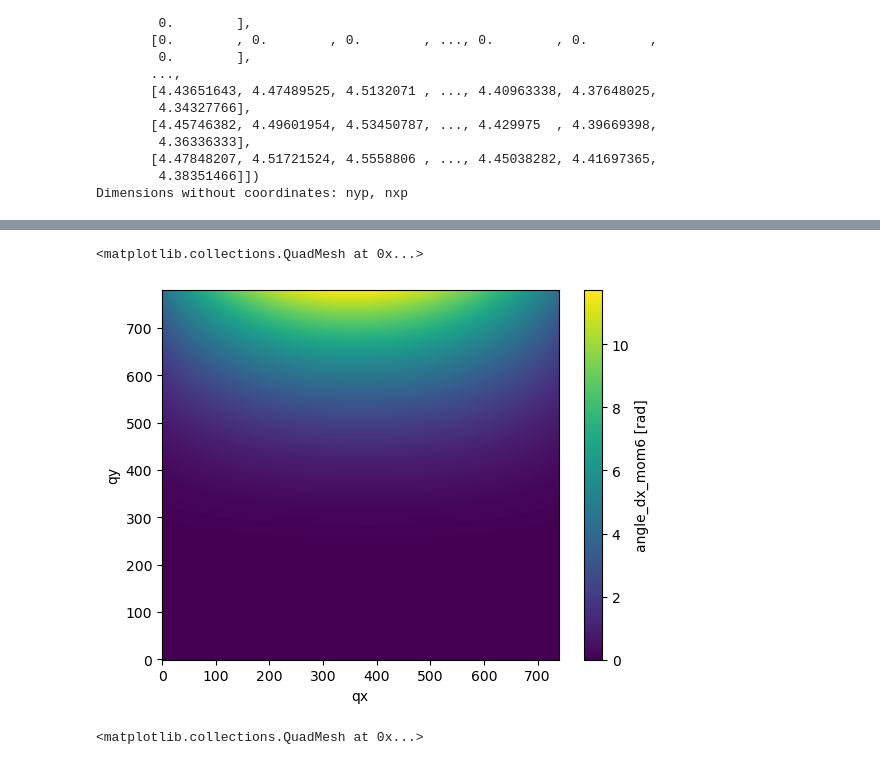
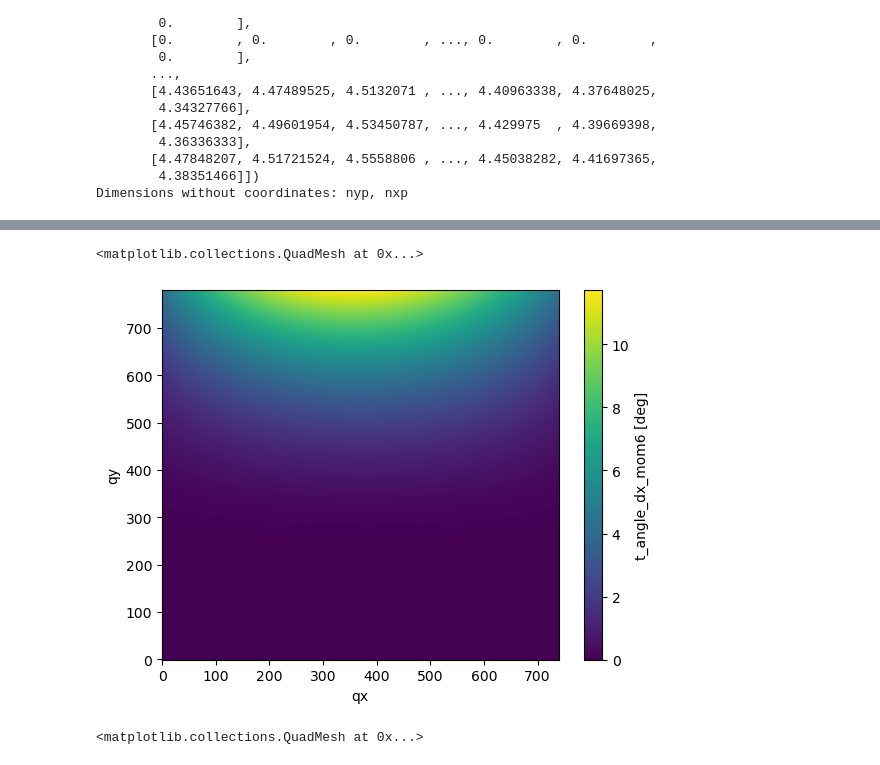
Before and after one commit to CROCODILE-CESM/regional-mom6, a Jupyter notebook: regional_mom6/testing_to_be_deleted/angle_calc_mom6.ipynb, the cells around one changed output, grey strips where cells are left out. Cells and saved outputs as stored; diff of their text form; code cells hidden in the pictures.

```diff
--- a/regional_mom6/testing_to_be_deleted/angle_calc_mom6.ipynb
+++ b/regional_mom6/testing_to_be_deleted/angle_calc_mom6.ipynb
@@ -27,17 +44,25 @@ Attributes:
 # %%
 k = 2
 kp2 = k //2
-tlon = hgrid.x[kp2::k,kp2::k]
-tlat = hgrid.y[kp2::k,kp2::k]
+offset_one_by_two_y = slice(kp2, len(hgrid.x.nyp),k)
+offset_one_by_two_x = slice(kp2, len(hgrid.x.nxp),k)
+by_two_x = slice(0, len(hgrid.x.nxp),k)
+by_two_y = slice(0, len(hgrid.x.nyp),k)
+t_points = (offset_one_by_two_y,offset_one_by_two_x)
+u_points = (offset_one_by_two_y,by_two_x)
+v_points = (by_two_y,offset_one_by_two_x)
+q_points = (by_two_y,by_two_x)
+tlon = hgrid.x[t_points]
+tlat = hgrid.y[t_points]
 
 # U point locations
-ulon = hgrid.x[kp2::k,::k]
-ulat = hgrid.y[kp2::k,::k]
+ulon = hgrid.x[u_points]
+ulat = hgrid.y[u_points]
 
 # V point locations
-vlon = hgrid.x[::k,kp2::k]
-vlat = hgrid.y[::k,kp2::k]
+vlon = hgrid.x[v_points]
+vlat = hgrid.y[v_points]
 
 # Corner point locations
-qlon = hgrid.x[::k,::k]
-qlat = hgrid.y[::k,::k]
+qlon = hgrid.x[q_points]
+qlat = hgrid.y[q_points]
@@ -119,9 +148,9 @@ angles_arr_v2 = np.zeros((len(tlon.nyp), len(tlon.nxp)))
 lonB = np.zeros((2, 2, len(tlon.nyp), len(tlon.nxp)))
 
 # Vectorized computation of lonB
-for n in np.arange(1,3):
-    for m in np.arange(1,3):
-        lonB[m-1, n-1] = modulo_around_point(qlon[np.arange((m-2+1),(m-2+len(qlon.nyp))), np.arange((n-2+1),(n-2+len(qlon.nxp)))], tlon, len_lon)
+for n in np.arange(0,2):
+    for m in np.arange(0,2):
+        lonB[m, n] = modulo_around_point(qlon[np.arange(m,(m-1+len(qlon.nyp))), np.arange(n,(n-1+len(qlon.nxp)))], tlon, len_lon)
 
 # Compute lon_scale
 lon_scale = np.cos(pi_720deg* ((qlat[0:-1, 0:-1] + qlat[1:, 1:]) + (qlat[1:, 0:-1] + qlat[0:-1, 1:])))
@@ -174,6 +185,6 @@ Dimensions without coordinates: nyp, nxp
 # %%
 # Create the new DataArray with the new dimensions
-new_data_array = xr.DataArray(
+t_angles = xr.DataArray(
     angles_arr_v2,
     dims=["qy", "qx"],
     coords={
@@ -184,15 +195,15 @@ new_data_array = xr.DataArray(
 
 
 
-hgrid["angle_dx_mom6"] = new_data_array
-hgrid["angle_dx_mom6"].attrs["_FillValue"] = np.nan
-hgrid["angle_dx_mom6"].attrs["units"] = "rad"
-hgrid["angle_dx_mom6"].attrs["description"] = "MOM6 calculates angles internally, this field replicates that for rotating boundary conditions. Use this over other angle fields for MOM6 applications"
+hgrid["t_angle_dx_mom6"] = t_angles
+hgrid["t_angle_dx_mom6"].attrs["_FillValue"] = np.nan
+hgrid["t_angle_dx_mom6"].attrs["units"] = "deg"
+hgrid["t_angle_dx_mom6"].attrs["description"] = "MOM6 calculates angles internally, this field replicates that for rotating boundary conditions. Use this over other angle fields for MOM6 applications"
 # %%
-hgrid["angle_dx_mom6"].plot(vmin = 0)
+hgrid["t_angle_dx_mom6"].plot(vmin = 0)
 # %% [output]
 <matplotlib.collections.QuadMesh at 0x...>
-[figure, old version]
+[figure, new version]
 # %%
 hgrid["angle_dx"][kp2::k,kp2::k].plot()
 # %% [output]
```
Also changed, not shown: parts of 18 cells of this notebook, 1 other file.
